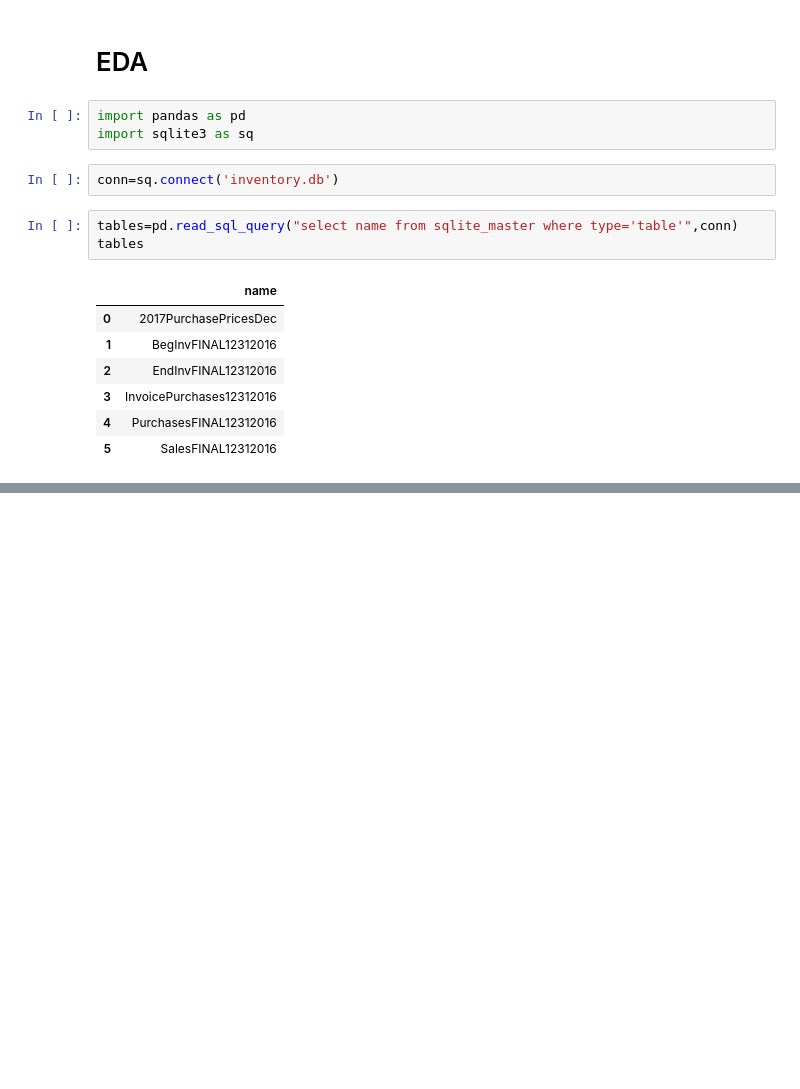
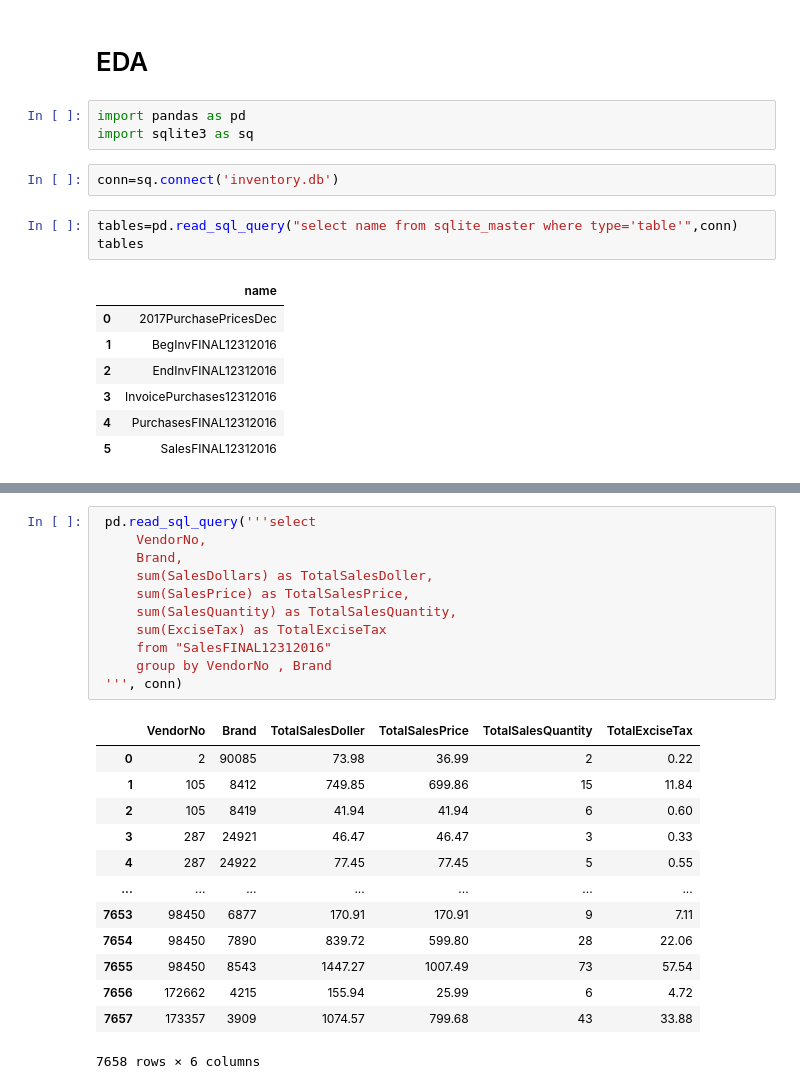
Before and after one commit to aqibfrz/DA_Vendor_Performance, a Jupyter notebook: EDA.ipynb, the cells around one changed output, grey strips where cells are left out. Saved outputs shown, nothing was run; the diff lists cells and outputs as text; blank space fills up the shorter version.

```diff
--- a/EDA.ipynb
+++ b/EDA.ipynb
@@ -98,0 +245,25 @@ purchase.groupby(['Brand','PurchasePrice'])[['Quantity','Dollars']].sum()
+# %%
+ pd.read_sql_query('''select
+     VendorNo,
+     Brand,
+     sum(SalesDollars) as TotalSalesDoller,
+     sum(SalesPrice) as TotalSalesPrice,
+     sum(SalesQuantity) as TotalSalesQuantity,
+     sum(ExciseTax) as TotalExciseTax
+     from "SalesFINAL12312016"
+     group by VendorNo , Brand
+ ''', conn)
+# %% [output]
+|  | VendorNo | Brand | TotalSalesDoller | TotalSalesPrice | TotalSalesQuantity | TotalExciseTax |
+| 0 | 2 | 90085 | 73.98 | 36.99 | 2 | 0.22 |
+| 1 | 105 | 8412 | 749.85 | 699.86 | 15 | 11.84 |
+| 2 | 105 | 8419 | 41.94 | 41.94 | 6 | 0.60 |
+| 3 | 287 | 24921 | 46.47 | 46.47 | 3 | 0.33 |
+| 4 | 287 | 24922 | 77.45 | 77.45 | 5 | 0.55 |
+| ... | ... | ... | ... | ... | ... | ... |
+| 7653 | 98450 | 6877 | 170.91 | 170.91 | 9 | 7.11 |
+| 7654 | 98450 | 7890 | 839.72 | 599.80 | 28 | 22.06 |
+| 7655 | 98450 | 8543 | 1447.27 | 1007.49 | 73 | 57.54 |
+| 7656 | 172662 | 4215 | 155.94 | 25.99 | 6 | 4.72 |
+| 7657 | 173357 | 3909 | 1074.57 | 799.68 | 43 | 33.88 |
+7658 rows × 6 columns
```
Also changed, not shown: parts of 29 cells of this notebook.
